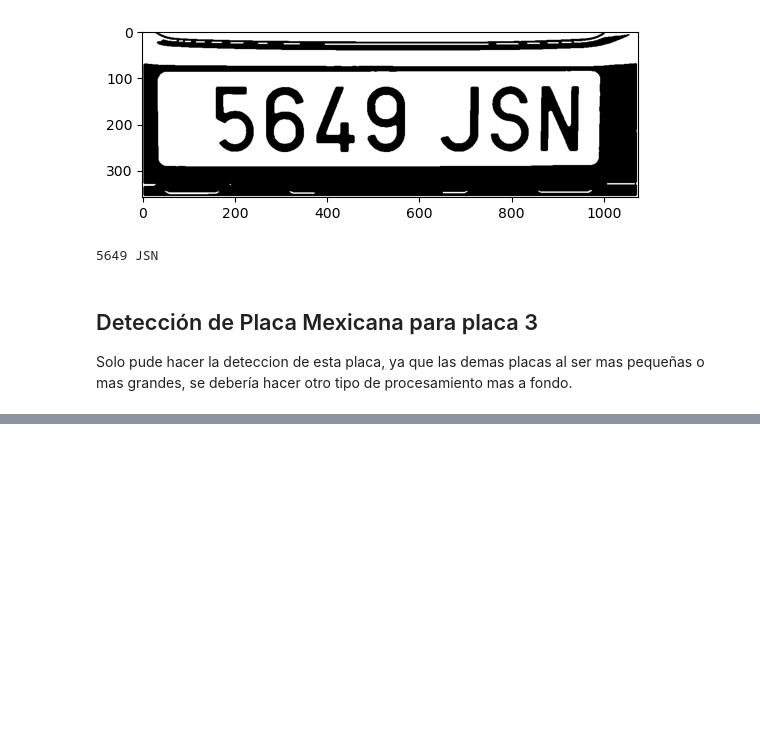
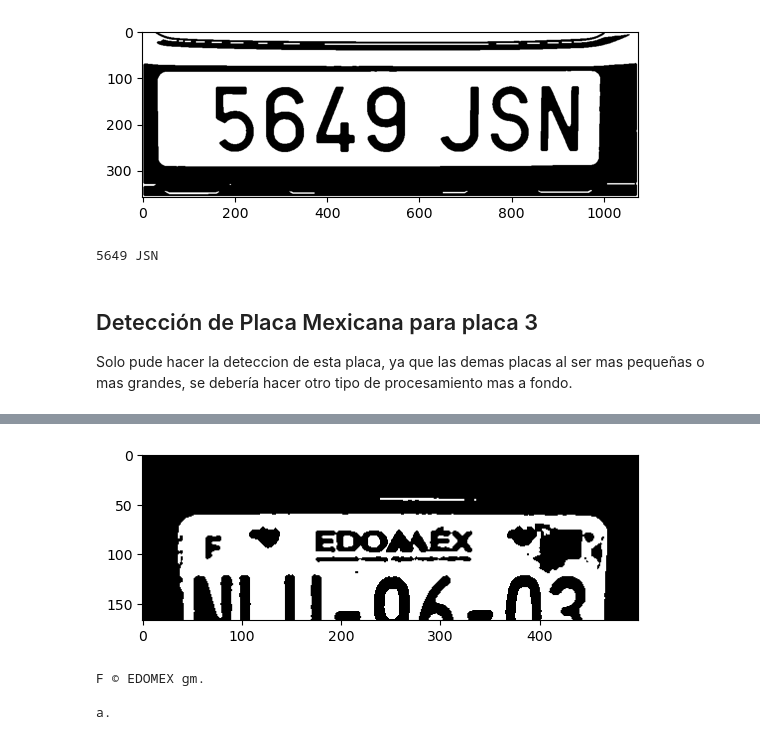
Before and after one commit to pprezp/DSRN_UAEMEX, a Jupyter notebook: Modulo_03/Programas/Reconocimiento_Placas_Tarea.ipynb, the cells around one changed output, grey strips where cells are left out. Drawn from its saved outputs; the diff is of its cells as text; code cells hidden in the pictures; blank space fills up the shorter version.

```diff
--- a/Modulo_03/Programas/Reconocimiento_Placas_Tarea.ipynb
+++ b/Modulo_03/Programas/Reconocimiento_Placas_Tarea.ipynb
@@ -89,0 +78,14 @@ HLU-96-038
+# %%
+ret, placaBin2 = cv2.threshold( resizedImg, 154, 1, cv2.THRESH_BINARY  )
+placaBin2 = cv2.medianBlur( placaBin2, 3)
+
+plt.imshow( placaBin2, cmap='gray' )
+plt.show()
+
+textoBin2 = pytesseract.image_to_string( placaBin2 )
+print( textoBin2[:-1] )
+# %% [output]
+[figure, added]
+F © EDOMEX gm.
+
+a.
```
Also changed, not shown: parts of 9 cells of this notebook, 3 other files.
